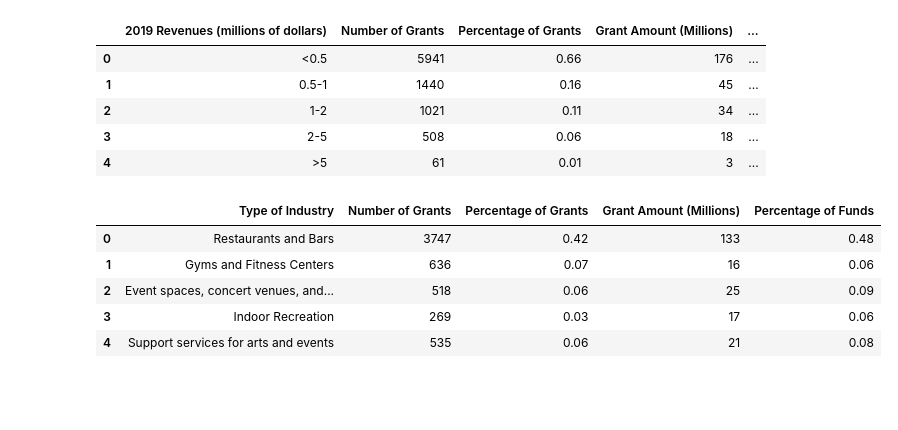
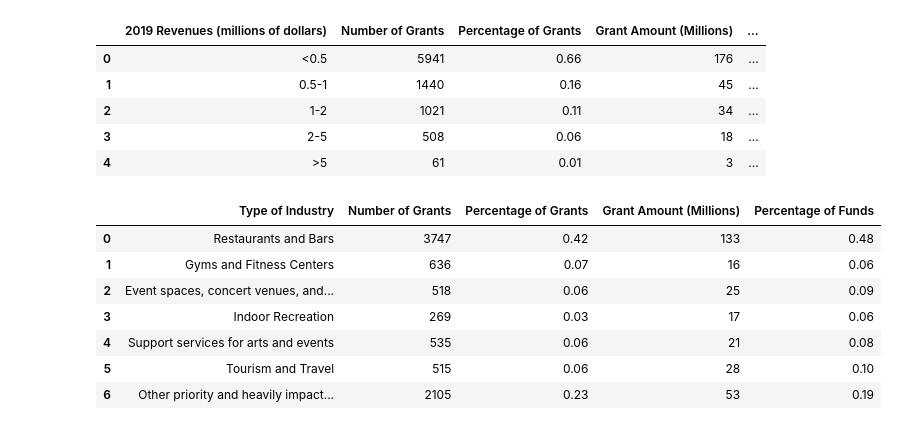
Before and after one commit to Josh-Weidenaar/Project_1, a Jupyter notebook: BIG_viz.ipynb, the cells around one changed output. Cells and saved outputs as stored; diff of their text form; code cells hidden in the pictures; blank space fills up the shorter version.

```diff
--- a/BIG_viz.ipynb
+++ b/BIG_viz.ipynb
@@ -35,11 +39,13 @@ big_by_rev_df.head()
 | 4 | >5 | 61 | 0.01 | 3 | ... |
 # %%
 # BIG recipients by industry
-big_by_ind_df.head()
+big_by_ind_df
 # %% [output]
 |  | Type of Industry | Number of Grants | Percentage of Grants | Grant Amount (Millions) | Percentage of Funds |
 | 0 | Restaurants and Bars | 3747 | 0.42 | 133 | 0.48 |
 | 1 | Gyms and Fitness Centers | 636 | 0.07 | 16 | 0.06 |
 | 2 | Event spaces, concert venues, and... | 518 | 0.06 | 25 | 0.09 |
 | 3 | Indoor Recreation | 269 | 0.03 | 17 | 0.06 |
 | 4 | Support services for arts and events | 535 | 0.06 | 21 | 0.08 |
+| 5 | Tourism and Travel | 515 | 0.06 | 28 | 0.10 |
+| 6 | Other priority and heavily impact... | 2105 | 0.23 | 53 | 0.19 |
```
Also changed, not shown: parts of 6 cells of this notebook, 4 other files.
